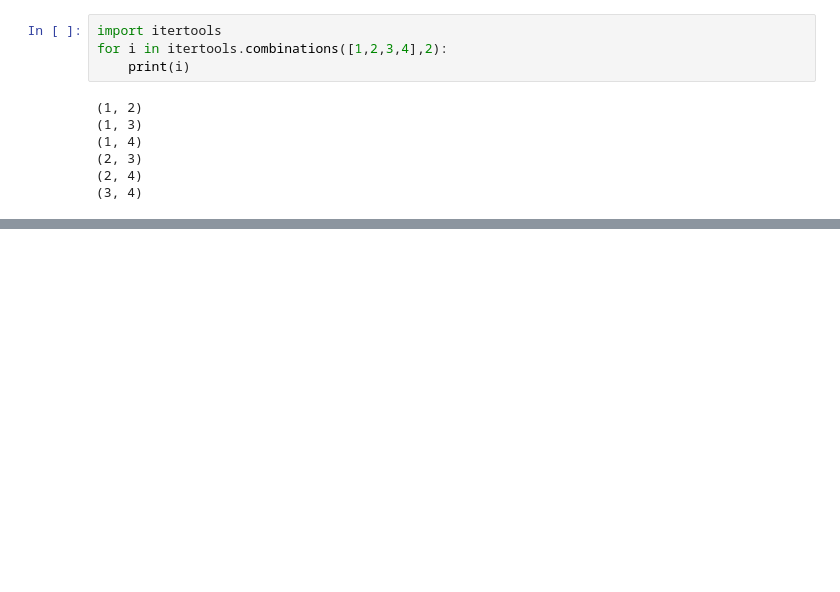
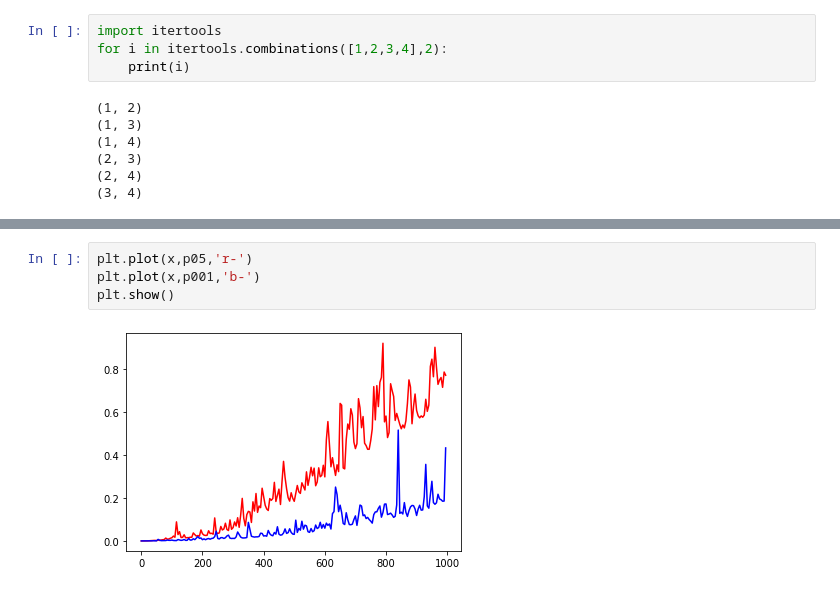
Before and after one commit to DazhiZhong/pioneer_networks, a Jupyter notebook: P1 analyze graphs.ipynb, the cells around one changed output, grey strips where cells are left out. Saved outputs shown, nothing was run; the diff lists cells and outputs as text; blank space fills up the shorter version.

```diff
--- a/P1 analyze graphs.ipynb
+++ b/P1 analyze graphs.ipynb
@@ -153,0 +193,6 @@ for i in itertools.combinations([1,2,3,4],2):
+# %%
+plt.plot(x,p05,'r-')
+plt.plot(x,p001,'b-')
+plt.show()
+# %% [output]
+[figure, added]
```
Also changed, not shown: parts of 7 cells of this notebook, 13 other files.
